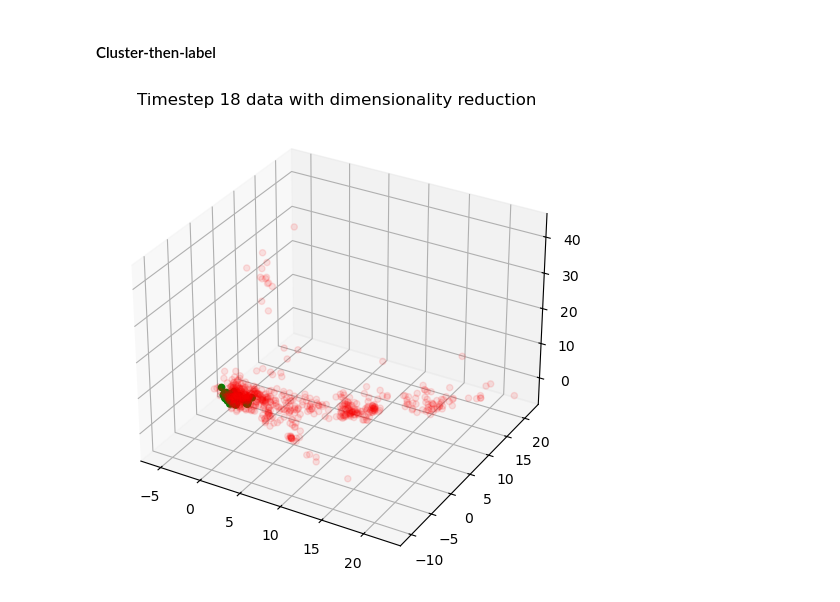
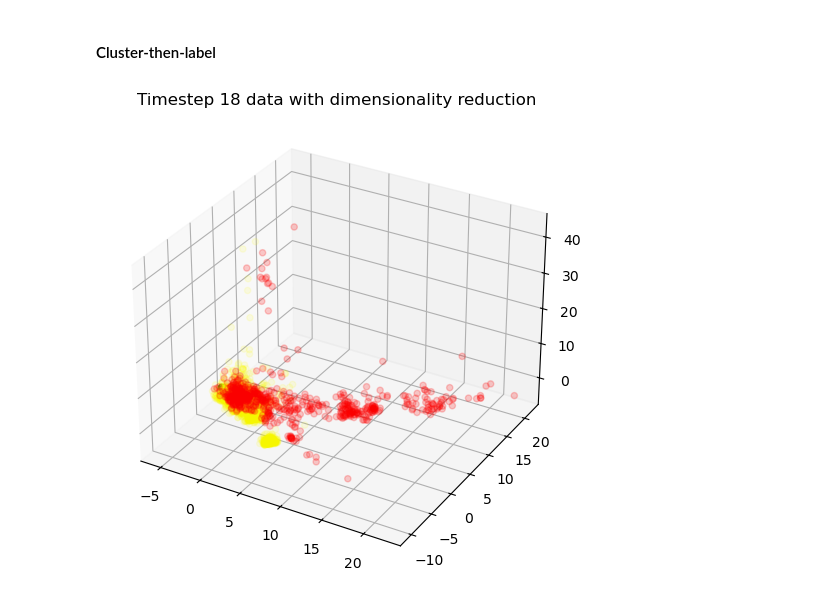
Before and after one commit to Arnau1/GraphAnomaly, a Jupyter notebook: marti2.ipynb, the cells around one changed output. Cells and saved outputs as stored; diff of their text form; code cells hidden in the pictures.

```diff
--- a/marti2.ipynb
+++ b/marti2.ipynb
@@ -267,31 +267,31 @@ X_train, X_test, y_train, y_test = train_test_split(df18_ml, df18['class'])
 # %%
 # Standarize features
 scaler = StandardScaler()
 scaled_data = scaler.fit_transform(df18_ml)
 
 # Apply PCA
 pca = PCA(n_components=80)  # You can choose the number of components you want to keep
 principal_components = pca.fit_transform(scaled_data)
 
 # Visualize
 
 fig = plt.figure(figsize=(8, 6))
 ax = fig.add_subplot(projection='3d')
 
 # Color code by classes
 colours = ['yellow', 'red', 'green']
-alphas = [0, 0.1, 1]
+alphas = [0.1, 0.2, 1]
 
 for label in np.unique(df18['class']):
     indices = np.where(df18['class'] == label)
     ax.scatter(principal_components[indices, 0],
                principal_components[indices, 1],
                principal_components[indices, 2],
                c=colours[label+1],
                label=f'Class {label}',
                alpha=alphas[label+1])
 
 plt.title("Timestep 18 data with dimensionality reduction")
 plt.show()
 # %% [output]
-[figure, old version]
+[figure, new version]
```
Also changed, not shown: parts of 8 cells of this notebook, 1 other file.
